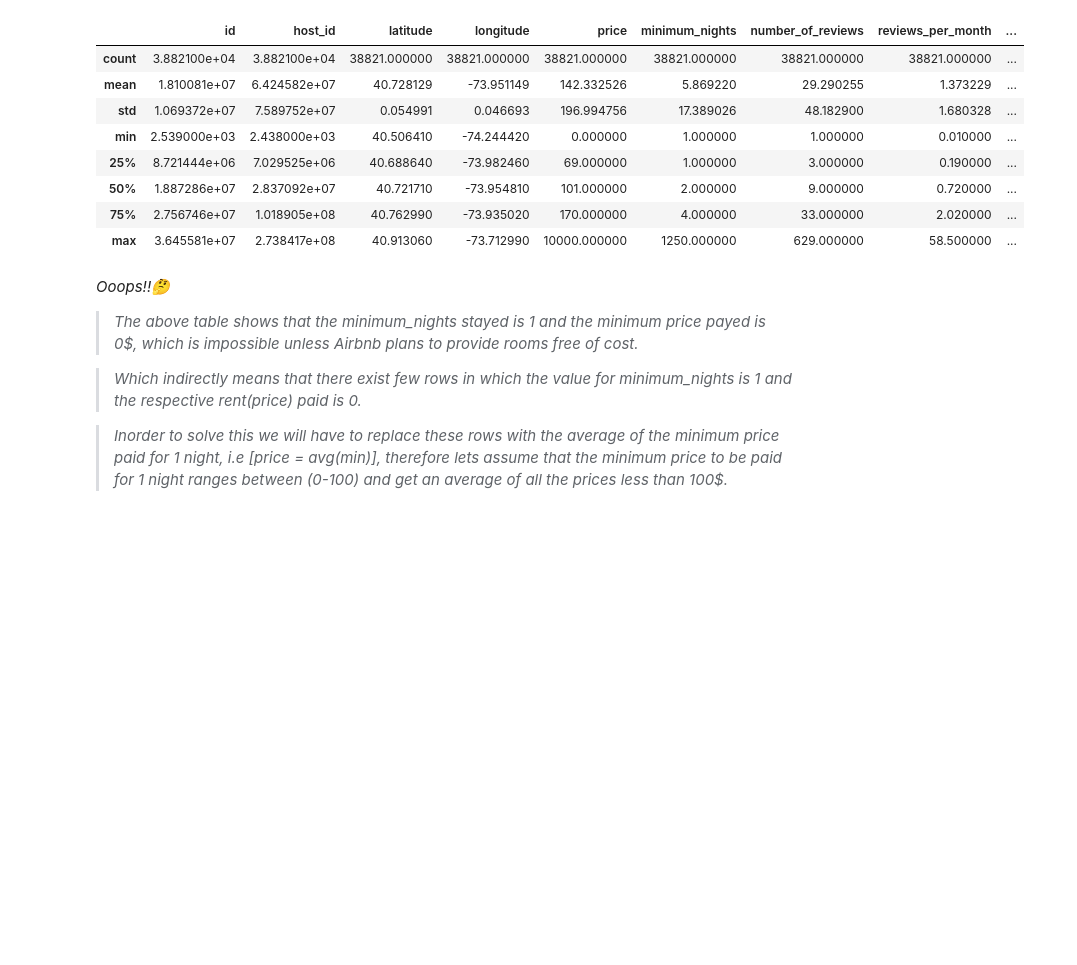
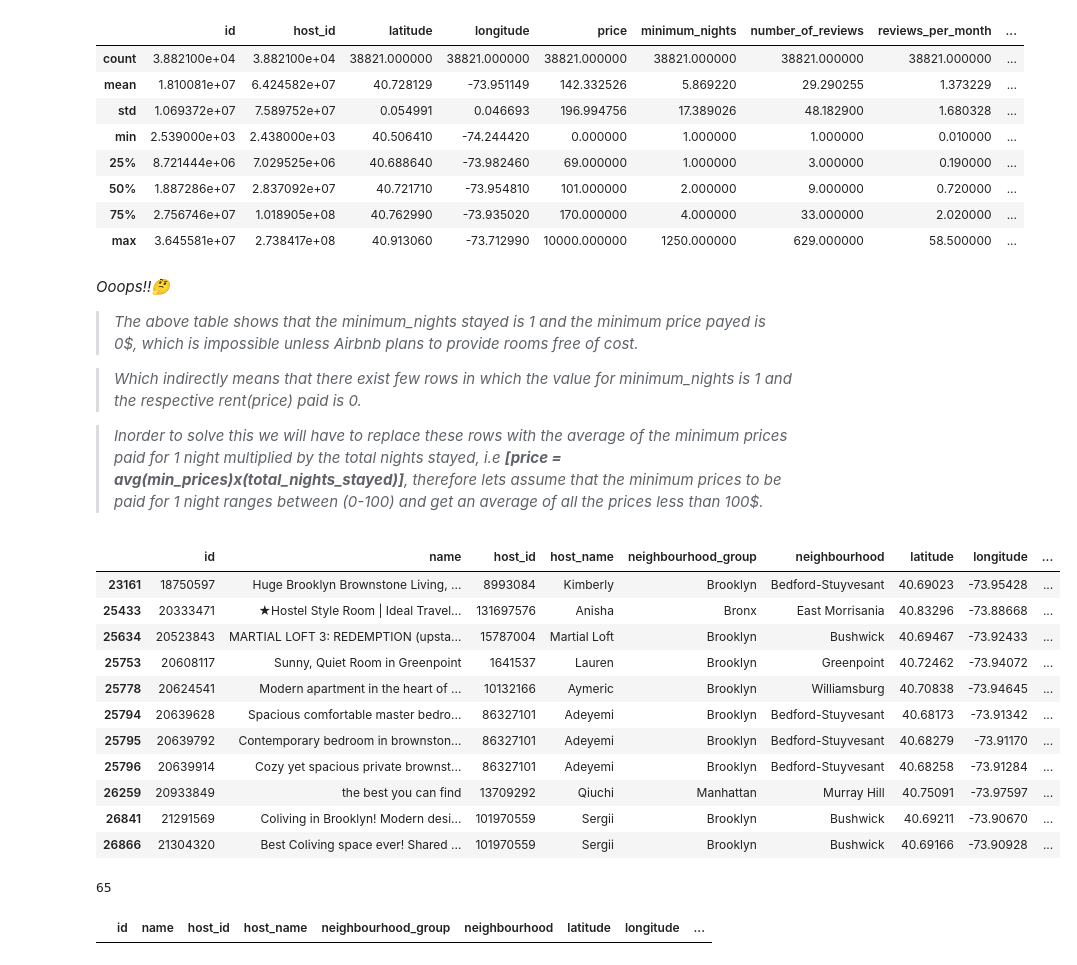
Before and after one commit to anishjohnson/Airbnb-Booking-Analysis, a Jupyter notebook: Airbnb_Bookings_Analysis_Anish_johnson.ipynb, the cells around one changed output. Saved outputs shown, nothing was run; the diff lists cells and outputs as text; code cells hidden in the pictures; blank space fills up the shorter version.

```diff
--- a/Airbnb_Bookings_Analysis_Anish_johnson.ipynb
+++ b/Airbnb_Bookings_Analysis_Anish_johnson.ipynb
@@ -154,4 +154,29 @@ airbnb_data.describe()
 
 > *Which indirectly means that there exist few rows in which the value for minimum_nights is 1 and the respective rent(price) paid is 0.*
 
-> *Inorder to solve this we will have to replace these rows with the average of the minimum price paid for 1 night, i.e [price = avg(min)], therefore lets assume that the minimum price to be paid for 1 night ranges between (0-100) and get an average of all the prices less than 100$.*
+> *Inorder to solve this we will have to replace these rows with the average of the minimum prices paid for 1 night multiplied by the total nights stayed, i.e **[price = avg(min_prices)x(total_nights_stayed)]**, therefore lets assume that the minimum prices to be paid for 1 night ranges between (0-100) and get an average of all the prices less than 100$.*
+# %%
+# Lets make a copy of our dataset before making any changes.
+airbnb_data_copy = airbnb_data.copy()
+# %%
+# First get the columns with price = 0.
+airbnb_data_copy[airbnb_data_copy['price']==0]
+# %% [output]
+|  | id | name | host_id | host_name | neighbourhood_group | neighbourhood | latitude | longitude | ... |
+| 23161 | 18750597 | Huge Brooklyn Brownstone Living, ... | 8993084 | Kimberly | Brooklyn | Bedford-Stuyvesant | 40.69023 | -73.95428 | ... |
+| 25433 | 20333471 | ★Hostel Style Room | Ideal Travel... | 131697576 | Anisha | Bronx | East Morrisania | 40.83296 | -73.88668 | ... |
+| 25634 | 20523843 | MARTIAL LOFT 3: REDEMPTION (upsta... | 15787004 | Martial Loft | Brooklyn | Bushwick | 40.69467 | -73.92433 | ... |
+| 25753 | 20608117 | Sunny, Quiet Room in Greenpoint | 1641537 | Lauren | Brooklyn | Greenpoint | 40.72462 | -73.94072 | ... |
+| 25778 | 20624541 | Modern apartment in the heart of ... | 10132166 | Aymeric | Brooklyn | Williamsburg | 40.70838 | -73.94645 | ... |
+| 25794 | 20639628 | Spacious comfortable master bedro... | 86327101 | Adeyemi | Brooklyn | Bedford-Stuyvesant | 40.68173 | -73.91342 | ... |
+| 25795 | 20639792 | Contemporary bedroom in brownston... | 86327101 | Adeyemi | Brooklyn | Bedford-Stuyvesant | 40.68279 | -73.91170 | ... |
+| 25796 | 20639914 | Cozy yet spacious private brownst... | 86327101 | Adeyemi | Brooklyn | Bedford-Stuyvesant | 40.68258 | -73.91284 | ... |
+| 26259 | 20933849 | the best you can find | 13709292 | Qiuchi | Manhattan | Murray Hill | 40.75091 | -73.97597 | ... |
+| 26841 | 21291569 | Coliving in Brooklyn! Modern desi... | 101970559 | Sergii | Brooklyn | Bushwick | 40.69211 | -73.90670 | ... |
+| 26866 | 21304320 | Best Coliving space ever! Shared ... | 101970559 | Sergii | Brooklyn | Bushwick | 40.69166 | -73.90928 | ... |
+# %%
+# Second get the average of minimum prices paid.
+min_avg_price = round(airbnb_data_copy.loc[airbnb_data_copy['price'] < 100, 'price'].mean())
+min_avg_price
+# %% [output]
+65
@@ -157,0 +188,5 @@ airbnb_data.describe()
+# %%
+# Finally check if the prices have been replaced or not.
+airbnb_data_copy[airbnb_data_copy['price']==0]
+# %% [output]
+|  | id | name | host_id | host_name | neighbourhood_group | neighbourhood | latitude | longitude | ... |
```
Also changed, not shown: parts of 16 cells of this notebook.
